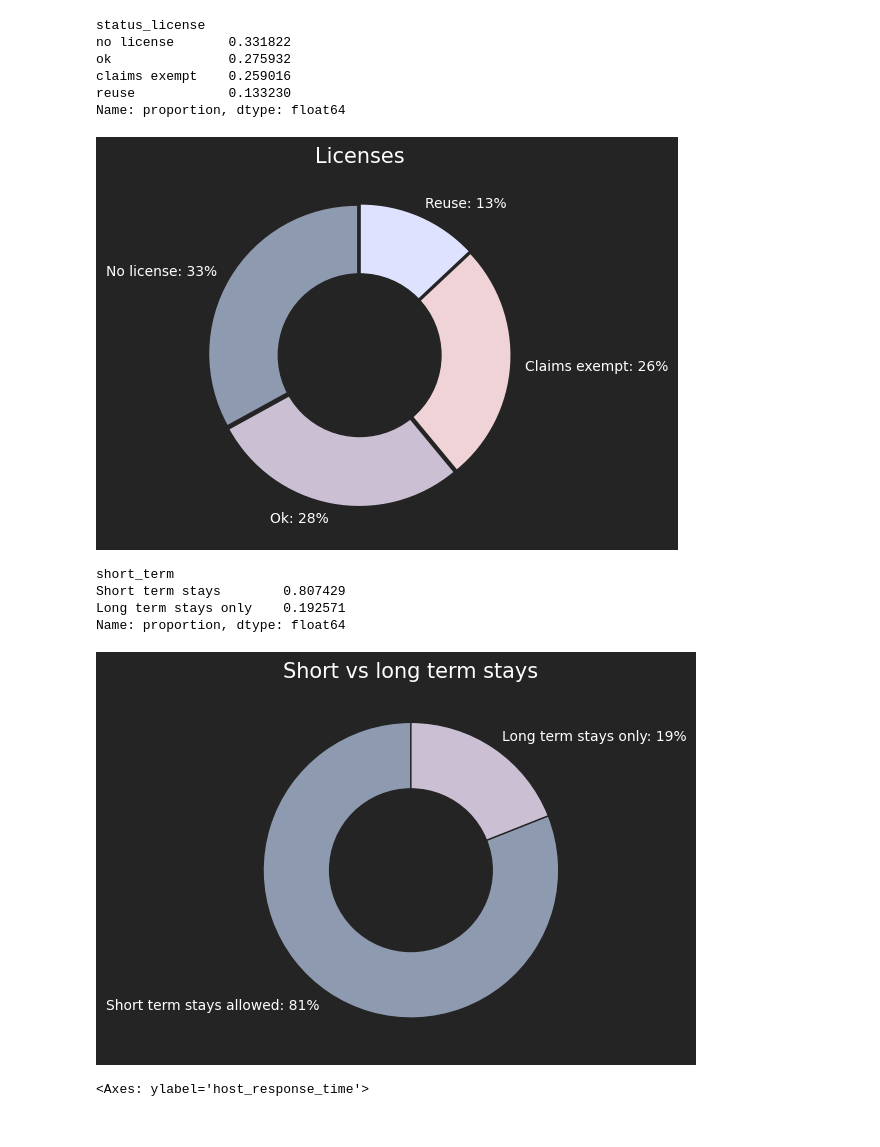
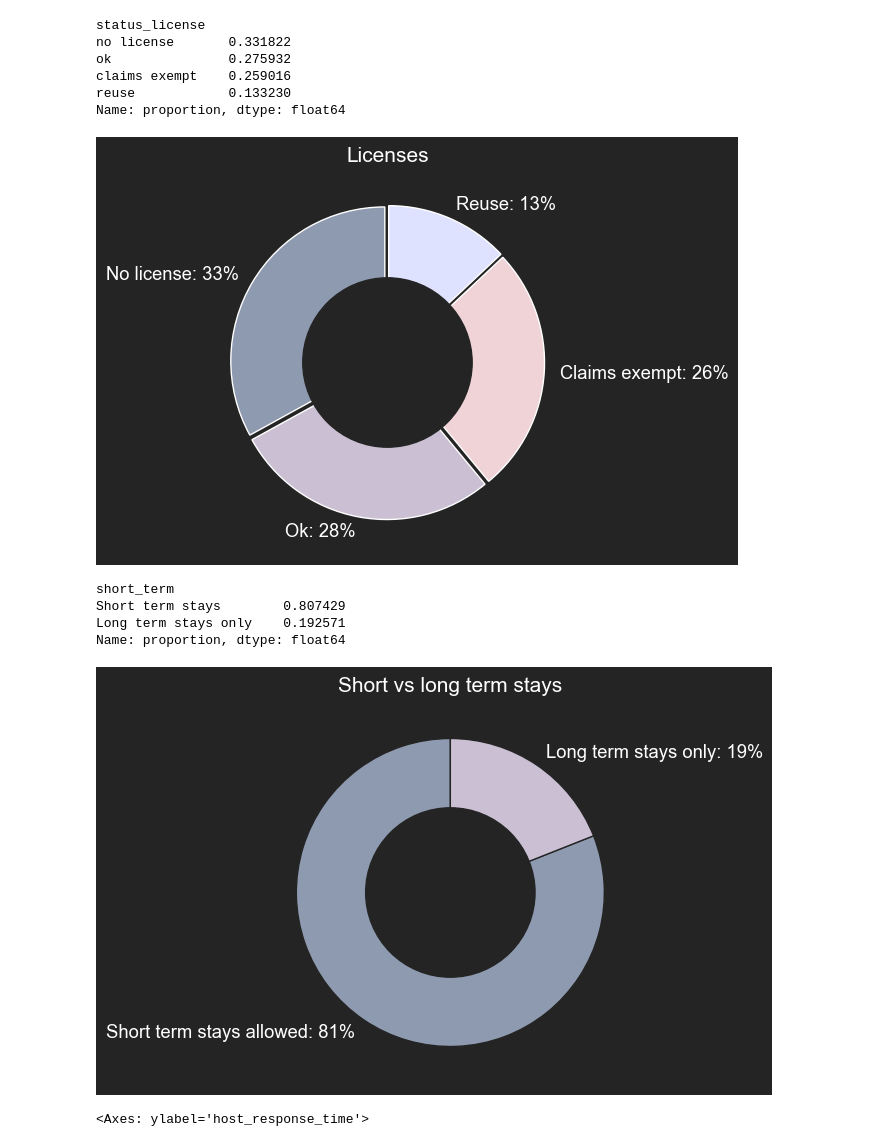
Before and after one commit to scheinmensch/Infringement_Detection_on_Airbnb, a Jupyter notebook: notebooks/Barcelona EDA.ipynb, the cells around one changed output. Saved outputs shown, nothing was run; the diff lists cells and outputs as text; code cells hidden in the pictures.

```diff
--- a/notebooks/Barcelona EDA.ipynb
+++ b/notebooks/Barcelona EDA.ipynb
@@ -474,20 +475,21 @@ Name: proportion, dtype: float64
 # %%
 names =['No license: 33%', 'Ok: 28%', 'Claims exempt: 26%', 'Reuse: 13%']
 sizes = [33, 28, 26, 13]
 fig = plt.figure()
+fig.set_size_inches(8,5)
 fig.patch.set_facecolor('#242424')
 plt.rcParams['text.color'] = 'white'
 plt.rcParams
 my_circle=plt.Circle( (0,0), 0.55, color='#242424')
 plt.pie(x=sizes, labels=names, colors=c, startangle=90, explode=[0.02, 0.02, 0.02, 0.02])
 p=plt.gcf()
 p.gca().add_artist(my_circle)
 plt.title(
     label="Licenses",
     fontdict={"fontsize":15})
 plt.show()
 # %% [output]
-[figure, old version]
+[figure, new version]
 # %%
 bcn['short_term'].value_counts(normalize=True)
 # %% [output]
@@ -499,6 +501,7 @@ Name: proportion, dtype: float64
 names =['Short term stays allowed: 81%', 'Long term stays only: 19%']
 sizes = [81,19]
 fig = plt.figure()
+fig.set_size_inches(8,5)
 fig.patch.set_facecolor('#242424')
 plt.rcParams['text.color'] = 'white'
 plt.rcParams
@@ -511,7 +514,7 @@ plt.title(
     fontdict={"fontsize":15})
 plt.show()
 # %% [output]
-[figure, old version]
+[figure, new version]
 # %%
 bcn['host_response_time'].value_counts(normalize=True).sort_values(ascending=False).plot(kind='barh')
 # %% [output]
```
Also changed, not shown: parts of 14 cells of this notebook, 3 other files.
